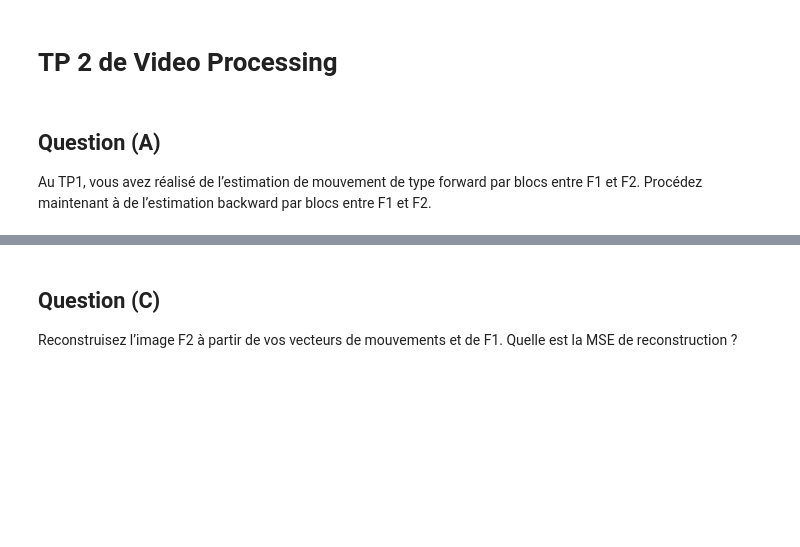
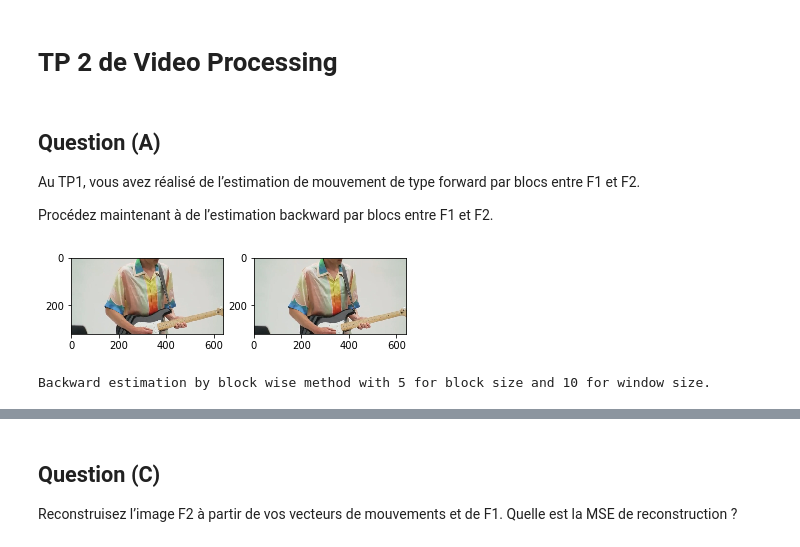
Before and after one commit to Bast-94/cv-practical-works-2023, a Jupyter notebook: tp2/notebook.ipynb, the cells around one changed output, grey strips where cells are left out. Saved outputs shown, nothing was run; the diff lists cells and outputs as text; code cells hidden in the pictures; blank space fills up the shorter version.

```diff
--- a/tp2/notebook.ipynb
+++ b/tp2/notebook.ipynb
@@ -3,3 +13,39 @@
+# %%
+PATH_TO_IMG_DIRECTORY = '../images/'
 # %% [markdown]
 ## **Question (A)**
-Au TP1, vous avez réalisé de l’estimation de mouvement de type forward par blocs entre F1 et F2. Procédez maintenant à de l’estimation backward par blocs entre F1 et F2.
+Au TP1, vous avez réalisé de l’estimation de mouvement de type forward par blocs entre F1 et F2.
+
+Procédez maintenant à de l’estimation backward par blocs entre F1 et F2.
+# %%
+def load_img_array(img_path :str) -> np.ndarray :
+    img = Image.open(img_path)
+    return np.asarray(img)
+# %%
+def display_image(array, now = True, vmin = None, vmax = None):
+    """Display 2D array as image"""
+    plt.imshow(array, cmap = plt.cm.gray, interpolation = 'nearest', vmin = vmin, vmax = vmax)
+    if now:
+        plt.show()
+def display_images(images, lines = None, columns = None, indices = None, vmin = None, vmax = None):
+    """Display a list of 2D arrays as images"""
+    if columns is None:
+        if lines is None:
+            columns = int(np.ceil(np.sqrt(len(images))))
+        else:
+            columns = int(np.ceil(float(len(images)) / lines))
+    if lines is None:
+        lines = int(np.ceil(float(len(images)) / columns))
+    if indices is None:
+        indices = range(1, len(images) + 1)
+    for k in range(len(images)):
+        if not images[k] is None:
+            plt.subplot(lines, columns, indices[k])
+            display_image(images[k], vmin = vmin, vmax = vmax, now = False)
+    plt.show()
+# %%
+f1 = load_img_array(os.path.join(PATH_TO_IMG_DIRECTORY,'LF016.jpg'))
+f2 = load_img_array(os.path.join(PATH_TO_IMG_DIRECTORY,'LF017.jpg'))
+display_images([f1,f2])
+# %% [output]
+[figure, added]
@@ -5,0 +102,4 @@ Au TP1, vous avez réalisé de l’estimation de mouvement de type forward par b
+# %%
+img_to_display = backward_estimator(block_size=5)
+# %% [output]
+Backward estimation by block wise method with 5 for block size and 10 for window size.
```
Also changed, not shown: parts of 8 cells of this notebook.
